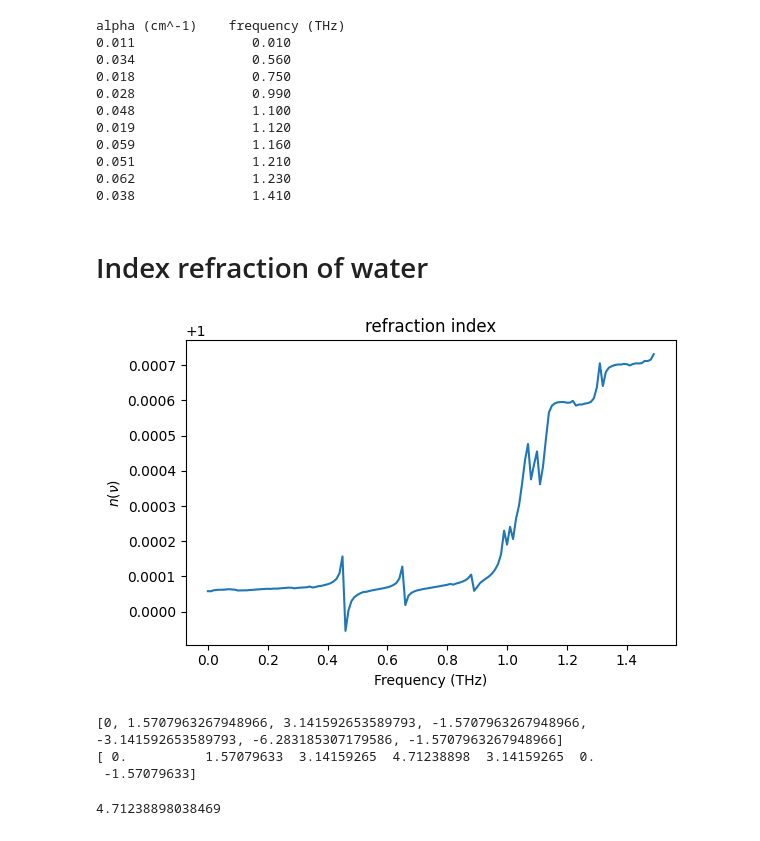
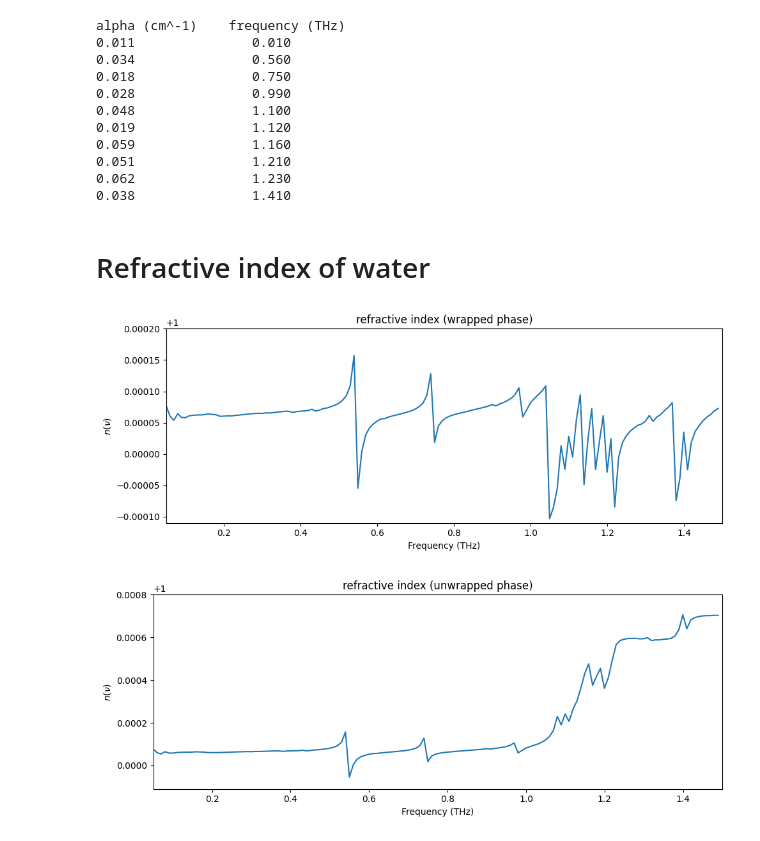
Before and after one commit to estradiote-mau/terahertz-codes2, a Jupyter notebook: water-absorption.ipynb, the cells around one changed output. Cells and saved outputs as stored; diff of their text form; code cells hidden in the pictures.

```diff
--- a/water-absorption.ipynb
+++ b/water-absorption.ipynb
@@ -372,31 +413,31 @@ alpha (cm^-1)    frequency (THz)
 0.062               1.230
 0.038               1.410
 # %% [markdown]
-# Index refraction of water
+# Refractive index of water
 # %%
-n_h2O = 1+c/(2*np.pi*freqs[10:]*free_path)*np.unwrap(np.angle(T[10:N//2]))
+n_h2O = 1+c/(2*np.pi*freqs[1:]*free_path)*np.angle(T[1:N//2])
 # n_h2O = np.unwrap(np.angle(T[10:N//2]), discont=np.pi)
 # n_h2O = np.angle(T[10:N//2])
 # %%
-fig, ax = plt.subplots(figsize=(6, 4), tight_layout=True)
+fig, ax = plt.subplots(figsize=(10, 4), tight_layout=True)
 ax.plot(freqs[:max_freq_id//2]*1e-12, n_h2O[:max_freq_id//2])
-ax.set_title("refraction index")
+ax.set_title("refractive index (wrapped phase)")
 ax.set_ylabel(r"$n(\nu$)")
 ax.set_xlabel("Frequency (THz)")
+ax.set_xlim((0.05, 1.5))
+ax.set_ylim((0.99989, 1.0002))
 plt.show()
 # %% [output]
-[figure, old version]
+[figure, new version]
-# %%
-pi = np.pi
-phase_test = [0, pi/2,pi,-pi/2,-pi, -2*pi, -pi/2]
-unwrap_phase_test = np.unwrap(phase_test)
-print(phase_test)
-print(unwrap_phase_test)
-# %% [output]
-[0, 1.5707963267948966, 3.141592653589793, -1.5707963267948966, -3.141592653589793, -6.283185307179586, -1.5707963267948966]
-[ 0.          1.57079633  3.14159265  4.71238898  3.14159265  0.
- -1.57079633]
-# %%
-print(3*pi/2)
-# %% [output]
-4.71238898038469
+# %%
+n_h2O = 1+c/(2*np.pi*freqs[1:]*free_path)*np.unwrap(np.angle(T[1:N//2]))
+fig, ax = plt.subplots(figsize=(10, 4), tight_layout=True)
+ax.plot(freqs[:max_freq_id//2]*1e-12, n_h2O[:max_freq_id//2])
+ax.set_title("refractive index (unwrapped phase)")
+ax.set_ylabel(r"$n(\nu$)")
+ax.set_xlabel("Frequency (THz)")
+ax.set_xlim((0.05, 1.5))
+ax.set_ylim((0.99989, 1.0008))
+plt.show()
+# %% [output]
+[figure, added]
```
Also changed, not shown: parts of 11 cells of this notebook, 1 other file.
